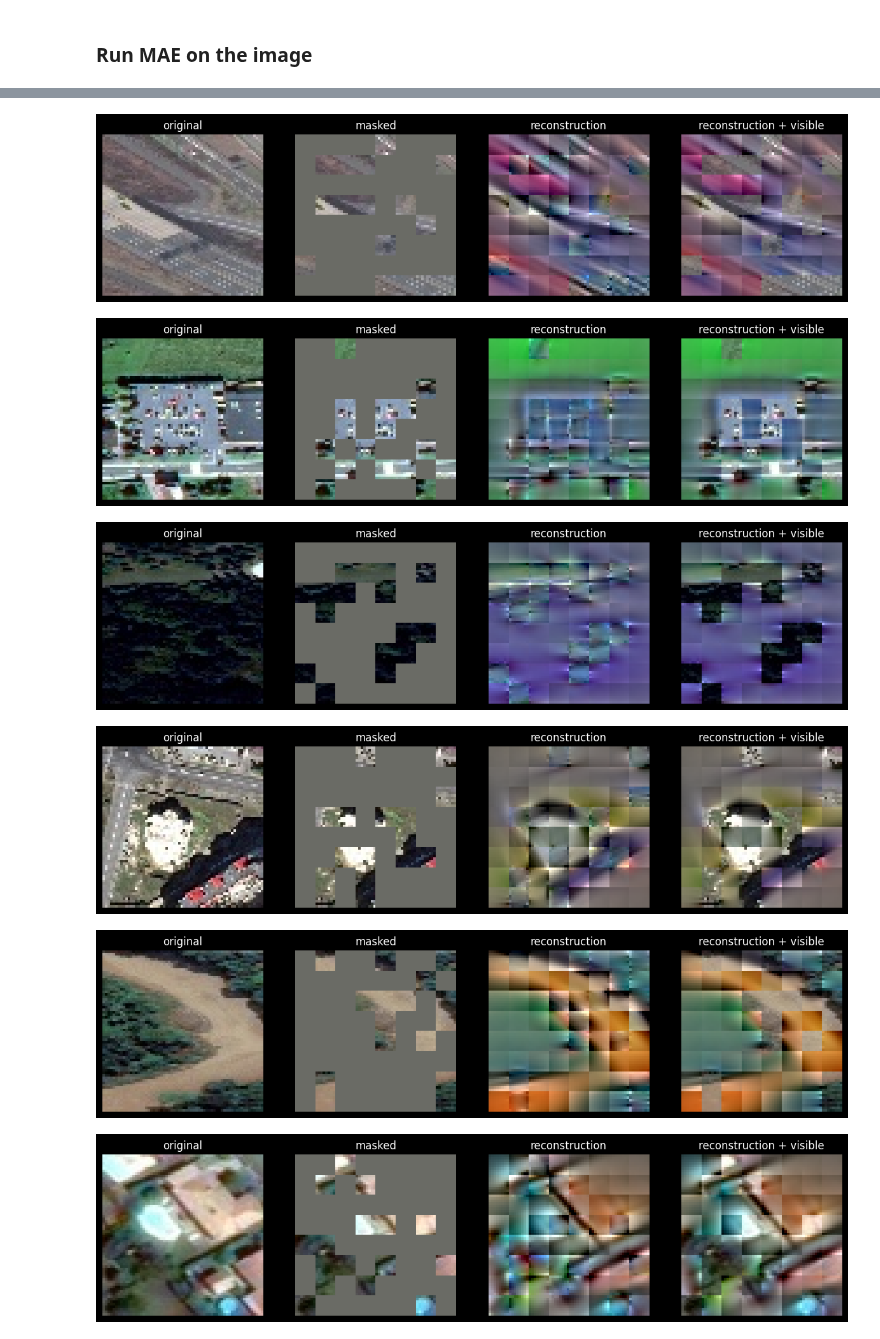
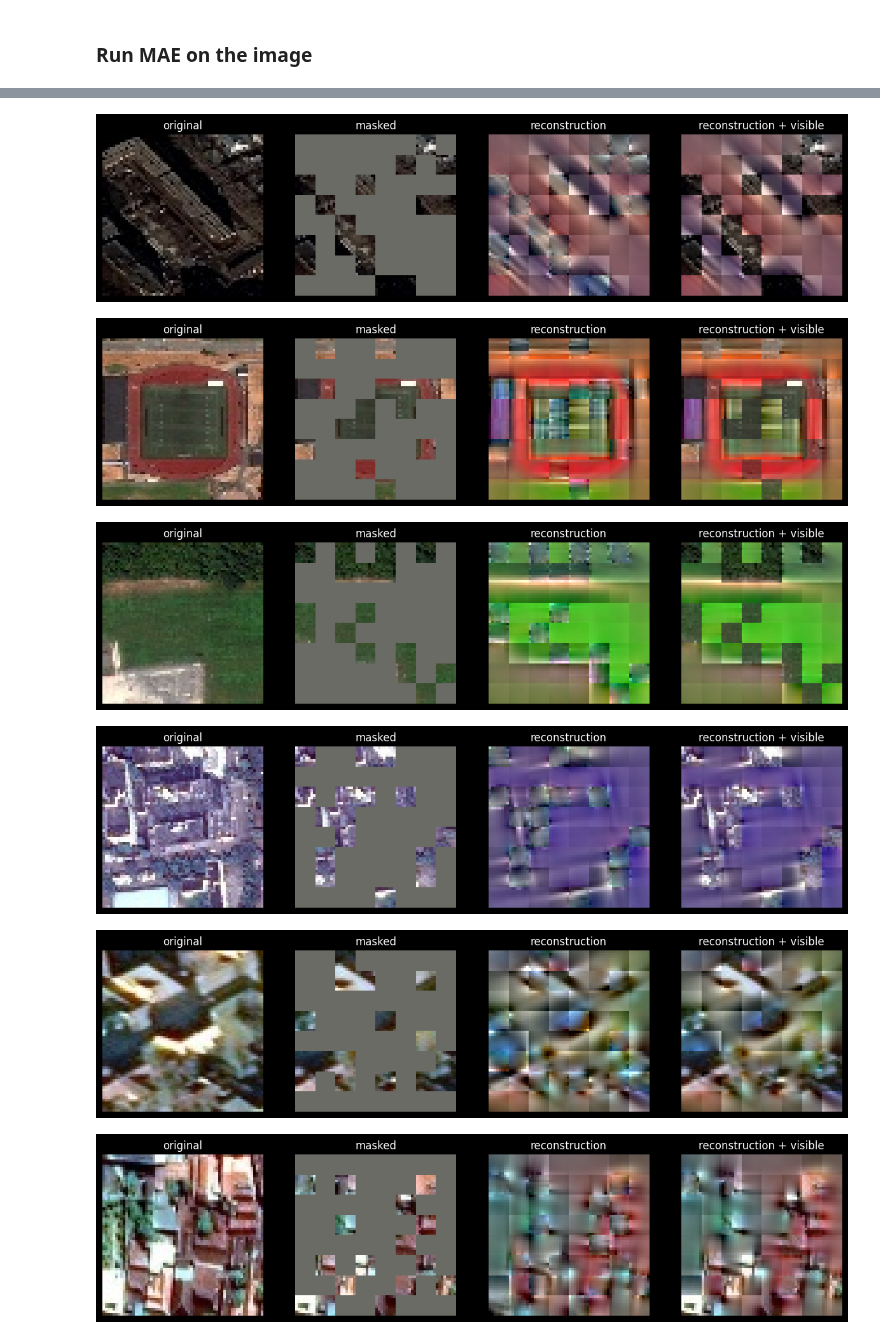
Before and after one commit to aicip/SatMAE, a Jupyter notebook: mae_visualize.ipynb, the cells around one changed output, grey strips where cells are left out. Drawn from its saved outputs; the diff is of its cells as text; code cells hidden in the pictures.

```diff
--- a/mae_visualize.ipynb
+++ b/mae_visualize.ipynb
@@ -63,16 +63,19 @@ show_comp(*viz.run_one_image(img, model, seed=None))
 # %%
 basedir = "../fmow-rgb-preproc/data_64/input/test_data/test/"
+num_images = 10
+walkseed = None
+maskseed = None
 
 # for img_path in glob.iglob(basedir + '**/*.jpg', recursive=True):
-random.seed(0)
-for _ in range(15):
+random.seed(walkseed)
+for _ in range(num_images):
     img_path = random.choice(glob.glob(f'{basedir}**/*.jpg', recursive=True))
     img = viz.prepare_image(img_path, model)
-    show_comp(*viz.run_one_image(img, model, seed=None))
+    show_comp(*viz.run_one_image(img, model, seed=maskseed))
 # %% [output]
-[figure, old version]
+[figure, new version]
-[figure, old version]
+[figure, new version]
-[figure, old version]
+[figure, new version]
-[figure, old version]
+[figure, new version]
-[figure, old version]
+[figure, new version]
-[figure, old version]
+[figure, new version]
```
Also changed, not shown: parts of 3 cells of this notebook, 1 other file.
